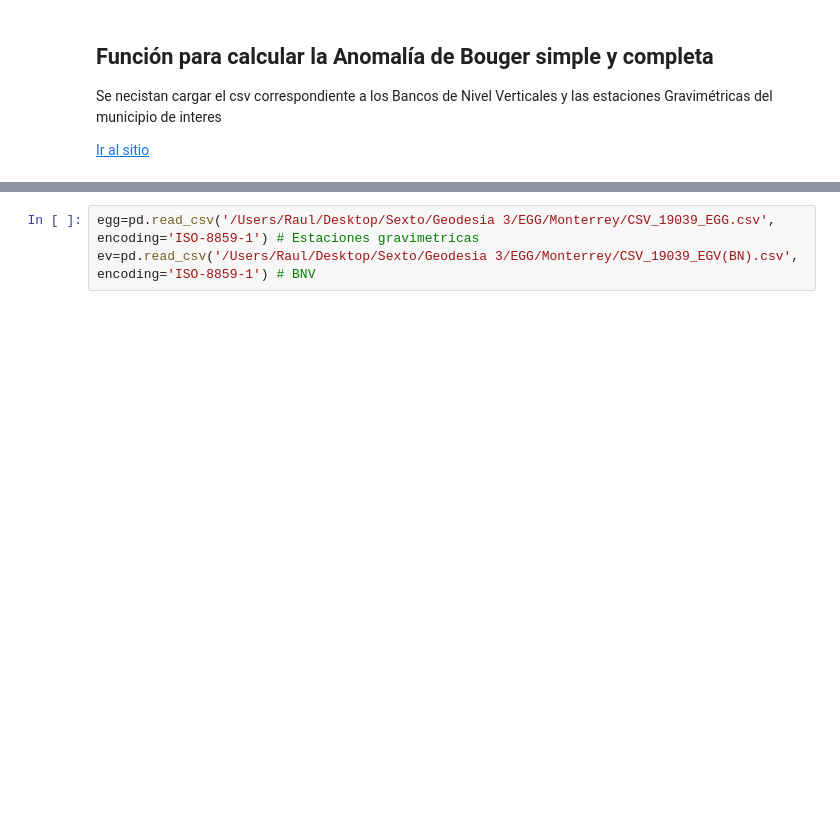
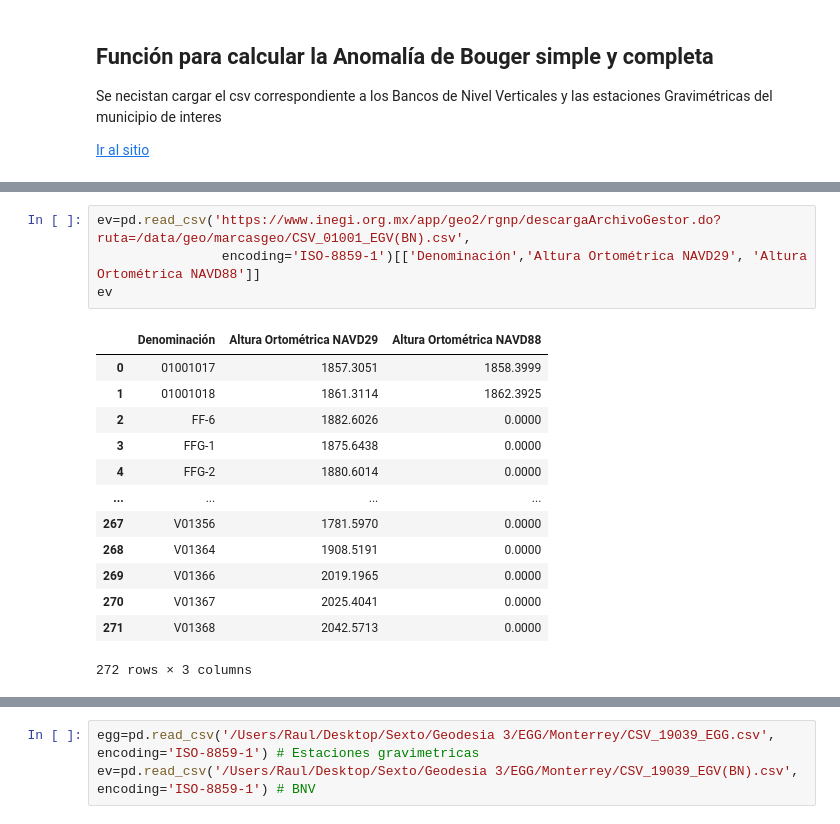
Before and after one commit to rulas99/intro2physicalgeodesy, a Jupyter notebook: AnBo.ipynb, the cells around one changed output, grey strips where cells are left out. Cells and saved outputs as stored; diff of their text form; blank space fills up the shorter version.

```diff
--- a/AnBo.ipynb
+++ b/AnBo.ipynb
@@ -78,0 +276,18 @@ Se necistan cargar el csv correspondiente a los Bancos de Nivel Verticales y las
+# %%
+ev=pd.read_csv('https://www.inegi.org.mx/app/geo2/rgnp/descargaArchivoGestor.do?ruta=/data/geo/marcasgeo/CSV_01001_EGV(BN).csv',
+                encoding='ISO-8859-1')[['Denominación','Altura Ortométrica NAVD29', 'Altura Ortométrica NAVD88']]
+ev
+# %% [output]
+|  | Denominación | Altura Ortométrica NAVD29 | Altura Ortométrica NAVD88 |
+| 0 | 01001017 | 1857.3051 | 1858.3999 |
+| 1 | 01001018 | 1861.3114 | 1862.3925 |
+| 2 | FF-6 | 1882.6026 | 0.0000 |
+| 3 | FFG-1 | 1875.6438 | 0.0000 |
+| 4 | FFG-2 | 1880.6014 | 0.0000 |
+| ... | ... | ... | ... |
+| 267 | V01356 | 1781.5970 | 0.0000 |
+| 268 | V01364 | 1908.5191 | 0.0000 |
+| 269 | V01366 | 2019.1965 | 0.0000 |
+| 270 | V01367 | 2025.4041 | 0.0000 |
+| 271 | V01368 | 2042.5713 | 0.0000 |
+272 rows × 3 columns
```
Also changed, not shown: parts of 27 cells of this notebook.
